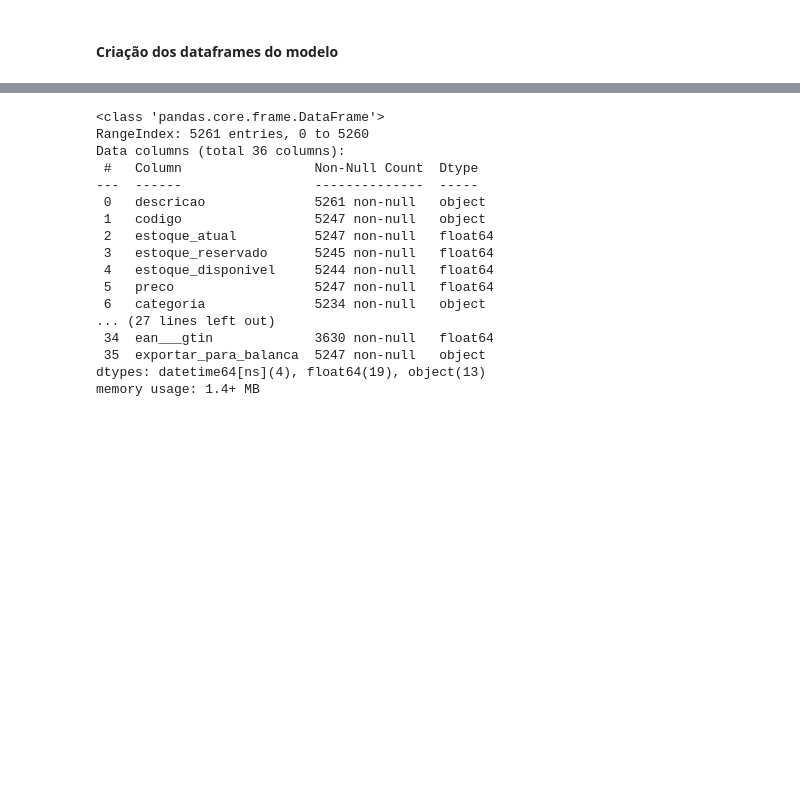
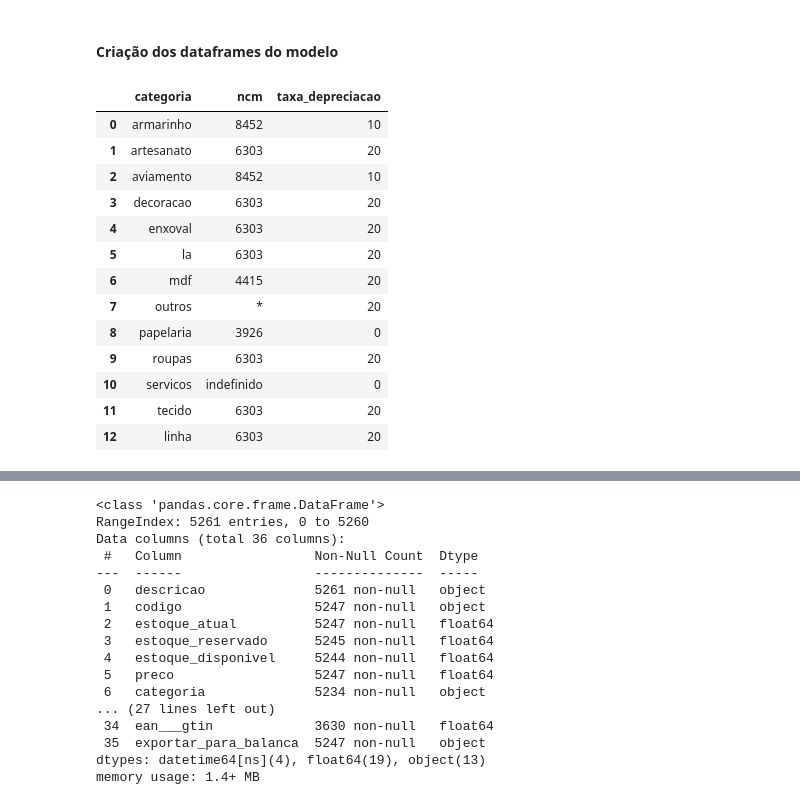
Before and after one commit to donbigode/Timeseries-prediction-model, a Jupyter notebook: Analysis/EDA.ipynb, the cells around one changed output, grey strips where cells are left out. Drawn from its saved outputs; the diff is of its cells as text; code cells hidden in the pictures; blank space fills up the shorter version.

```diff
--- a/Analysis/EDA.ipynb
+++ b/Analysis/EDA.ipynb
@@ -192,0 +197,17 @@ prepare_columns(dataframe_transacoes_vendas) # Normaliza os nomes das colunas
+# %%
+dataframe_deprec.head(20)
+# %% [output]
+|  | categoria | ncm | taxa_depreciacao |
+| 0 | armarinho | 8452 | 10 |
+| 1 | artesanato | 6303 | 20 |
+| 2 | aviamento | 8452 | 10 |
+| 3 | decoracao | 6303 | 20 |
+| 4 | enxoval | 6303 | 20 |
+| 5 | la | 6303 | 20 |
+| 6 | mdf | 4415 | 20 |
+| 7 | outros | * | 20 |
+| 8 | papelaria | 3926 | 0 |
+| 9 | roupas | 6303 | 20 |
+| 10 | servicos | indefinido | 0 |
+| 11 | tecido | 6303 | 20 |
+| 12 | linha | 6303 | 20 |
```
Also changed, not shown: parts of 22 cells of this notebook, 4 other files.
